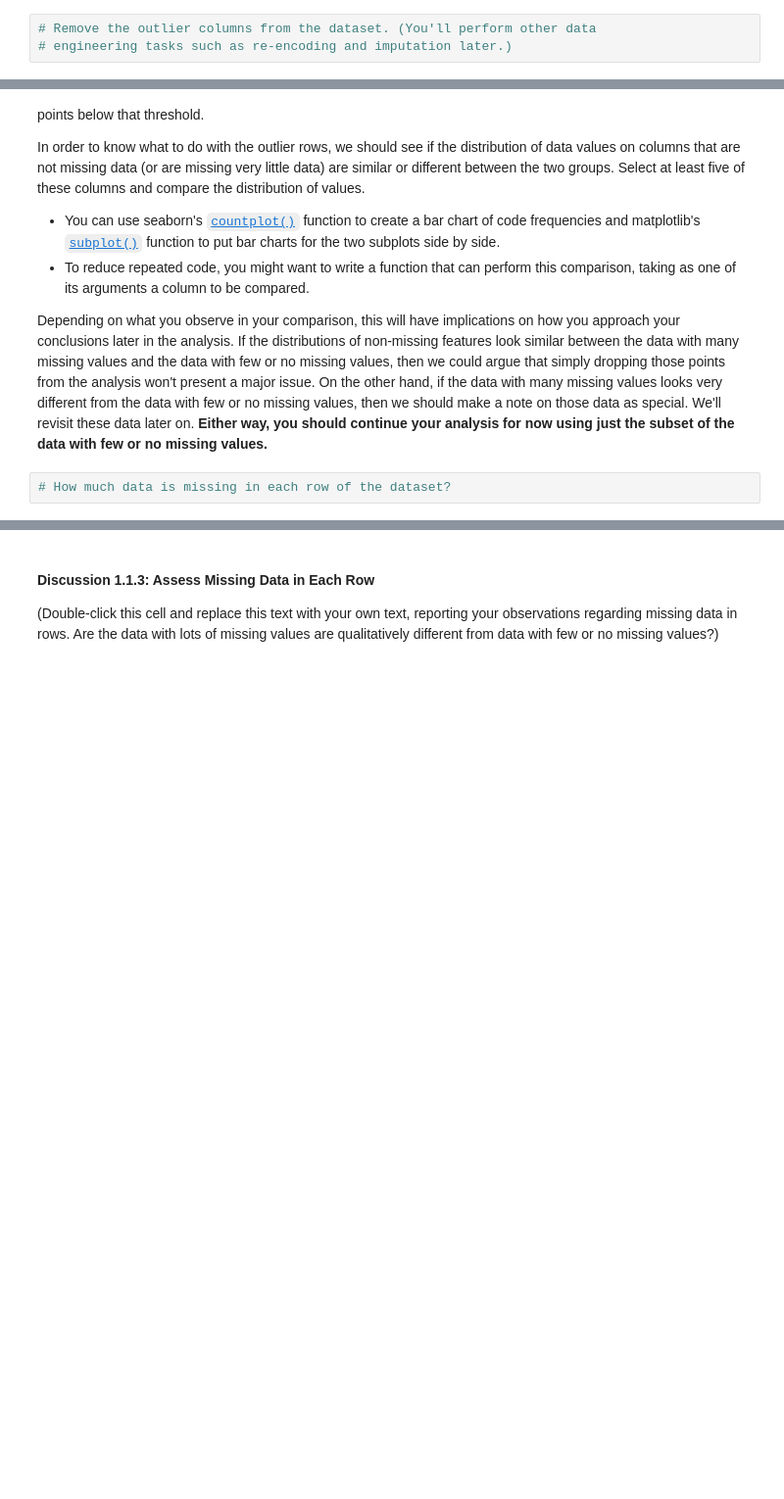
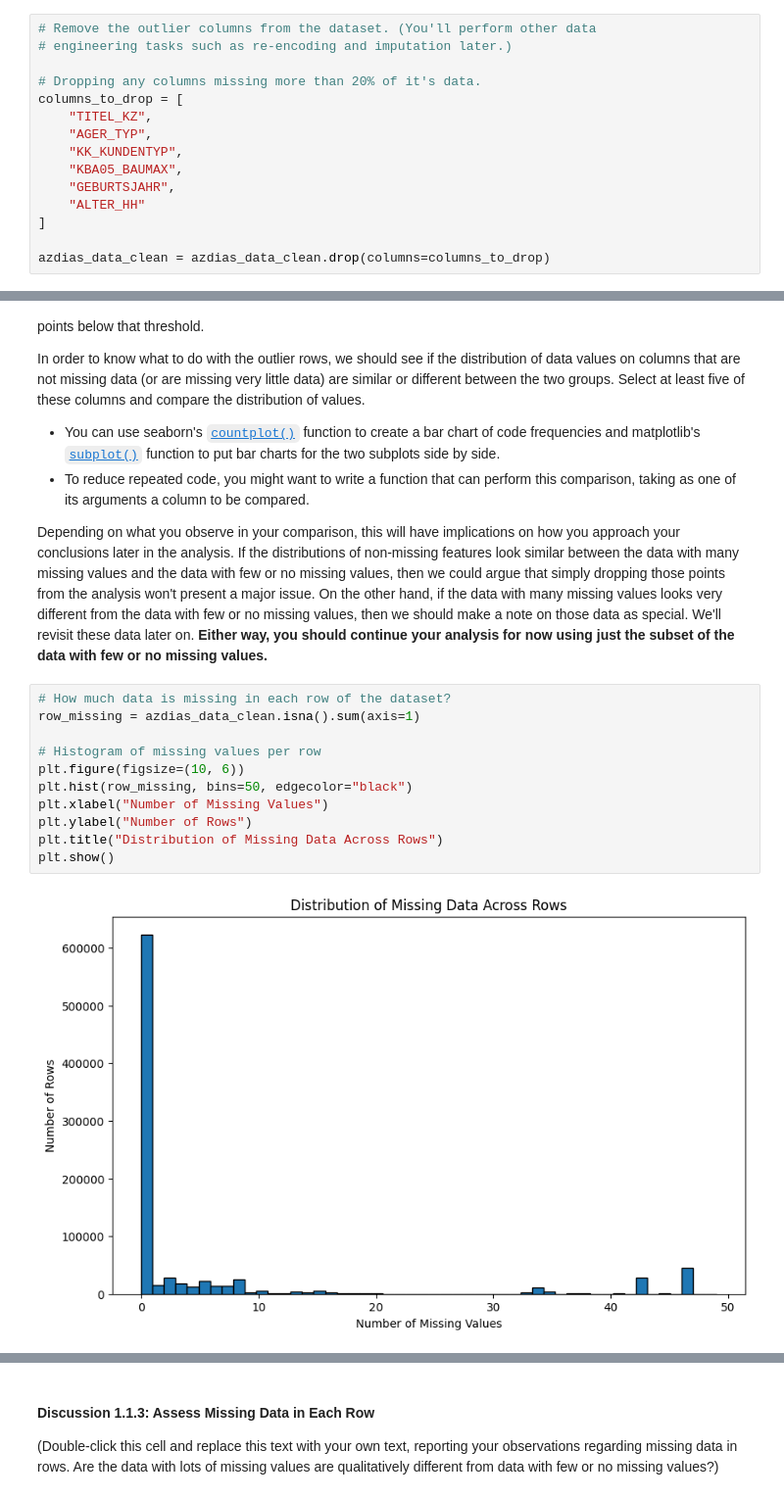
Before and after one commit to randallsutton/playground-ai, a Jupyter notebook: customer-classifier/Identify_Customer_Segments.ipynb, the cells around one changed output, grey strips where cells are left out. Shown at 98% size. Cells and saved outputs as stored; diff of their text form; blank space fills up the shorter version.

```diff
--- a/customer-classifier/Identify_Customer_Segments.ipynb
+++ b/customer-classifier/Identify_Customer_Segments.ipynb
@@ -302,3 +351,15 @@ pd.DataFrame({
 # %%
 # Remove the outlier columns from the dataset. (You'll perform other data
 # engineering tasks such as re-encoding and imputation later.)
+
+# Dropping any columns missing more than 20% of it's data.
+columns_to_drop = [
+    "TITEL_KZ",
+    "AGER_TYP",
+    "KK_KUNDENTYP",
+    "KBA05_BAUMAX",
+    "GEBURTSJAHR",
+    "ALTER_HH"
+]
+
+azdias_data_clean = azdias_data_clean.drop(columns=columns_to_drop)
@@ -316,8 +381,19 @@ In order to know what to do with the outlier rows, we should see if the distribu
 - To reduce repeated code, you might want to write a function that can perform this comparison, taking as one of its arguments a column to be compared.
 
 Depending on what you observe in your comparison, this will have implications on how you approach your conclusions later in the analysis. If the distributions of non-missing features look similar between the data with many missing values and the data with few or no missing values, then we could argue that simply dropping those points from the analysis won't present a major issue. On the other hand, if the data with many missing values looks very different from the data with few or no missing values, then we should make a note on those data as special. We'll revisit these data later on. **Either way, you should continue your analysis for now using just the subset of the data with few or no missing values.**
-# %%
-# How much data is missing in each row of the dataset?
+# %%
+# How much data is missing in each row of the dataset?
+row_missing = azdias_data_clean.isna().sum(axis=1)
+
+# Histogram of missing values per row
+plt.figure(figsize=(10, 6))
+plt.hist(row_missing, bins=50, edgecolor="black")
+plt.xlabel("Number of Missing Values")
+plt.ylabel("Number of Rows")
+plt.title("Distribution of Missing Data Across Rows")
+plt.show()
+# %% [output]
+[figure, added]
 # %%
 # Write code to divide the data into two subsets based on the number of missing
 # values in each row.
```
Also changed, not shown: parts of 8 cells of this notebook.
